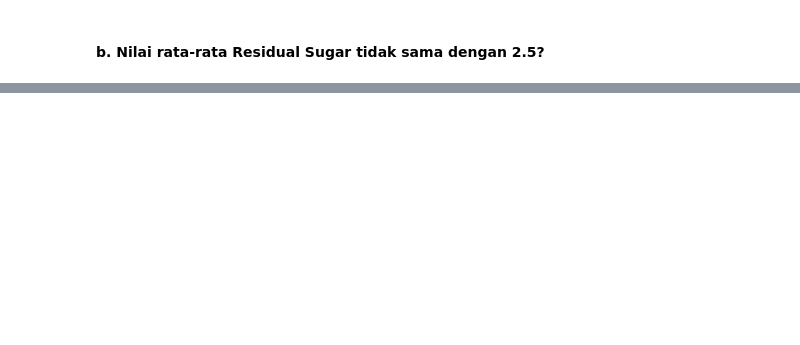
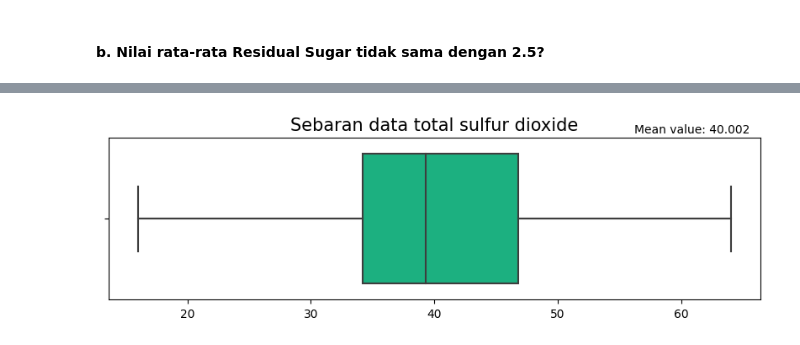
Before and after one commit to SaddamAnnais/K1-T1-IF2220-13521099, a Jupyter notebook: main.ipynb, the cells around one changed output, grey strips where cells are left out. Cells and saved outputs as stored; diff of their text form; code cells hidden in the pictures; blank space fills up the shorter version.

```diff
--- a/main.ipynb
+++ b/main.ipynb
@@ -506,0 +603,4 @@ Dengan demikian pernyataan rata-rata residual sugar tidak sama dengan 2.5 benar
+# %%
+hist_blox(anggur.head(150)['total sulfur dioxide'], "Sebaran data total sulfur dioxide")
+# %% [output]
+[figure, added]
```
Also changed, not shown: parts of 27 cells of this notebook.
